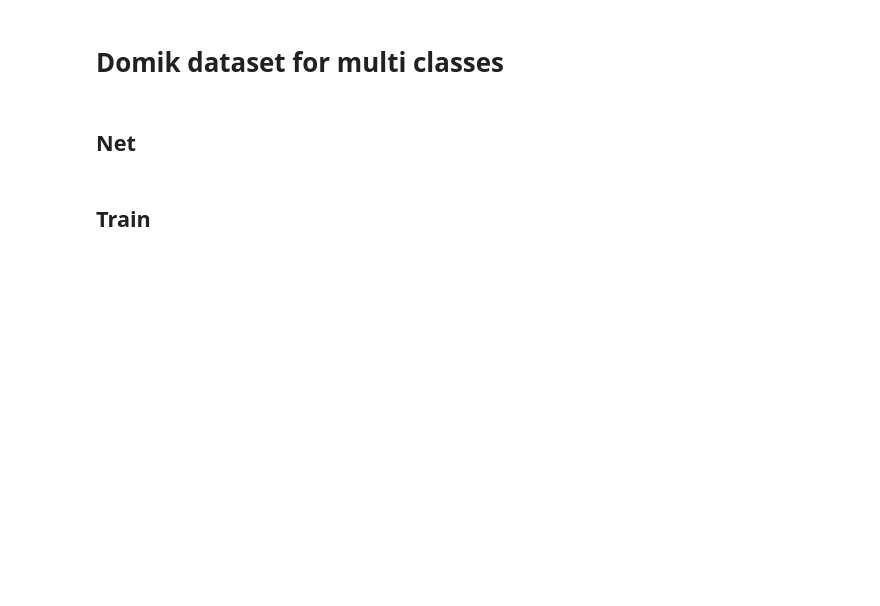
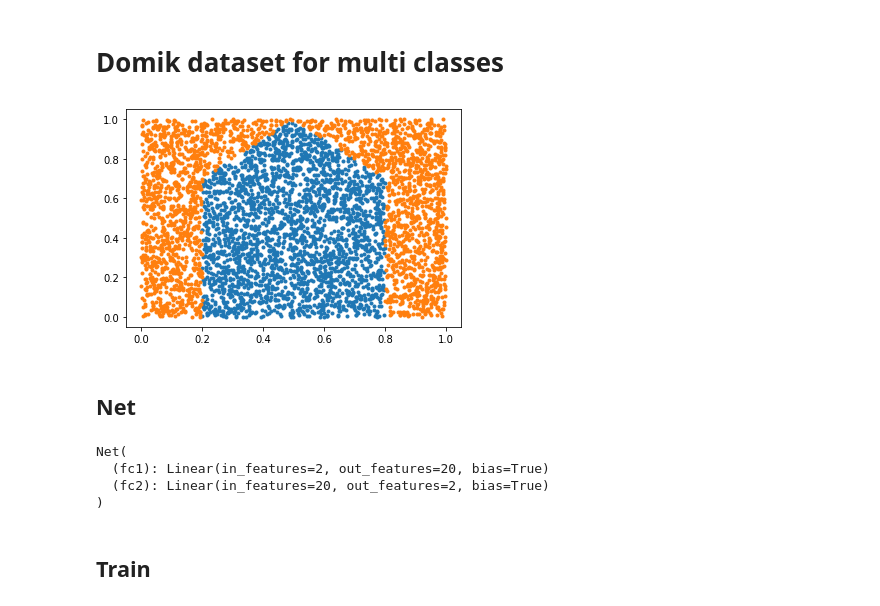
Before and after one commit to mashamochalina/cvr_course, a Jupyter notebook: notebooks/nn_sem5_pt2_hw5.ipynb, the cells around one changed output. Cells and saved outputs as stored; diff of their text form; code cells hidden in the pictures; blank space fills up the shorter version.

```diff
--- a/notebooks/nn_sem5_pt2_hw5.ipynb
+++ b/notebooks/nn_sem5_pt2_hw5.ipynb
@@ -253,11 +253,13 @@ class MultiClassDomikDataset(DomikDataset):
 # %%
 DATASET_SIZE = 5000
 domik = MultiClassDomikDataset(DATASET_SIZE)
 
-data = DataLoader(domik, batch_size=3)
+data = DataLoader(domik, batch_size=6)
 
 # plotting
 domik.show()
+# %% [output]
+[figure, added]
 # %% [markdown]
 ## Net
 # %%
@@ -266,8 +268,8 @@ class Net(nn.Module):
     def __init__(self):
         super(Net, self).__init__()
         # an affine operation: y = Wx + b
-        self.fc1 = nn.Linear(2, 10)
-        self.fc2 = nn.Linear(10, 2)
+        self.fc1 = nn.Linear(2, 20)
+        self.fc2 = nn.Linear(20, 2)
 
     def forward(self, x):
         x = F.leaky_relu(self.fc1(x))
@@ -276,6 +278,11 @@ class Net(nn.Module):
 
 net = Net().float().to(device)
 print(net)
+# %% [output]
+Net(
+  (fc1): Linear(in_features=2, out_features=20, bias=True)
+  (fc2): Linear(in_features=20, out_features=2, bias=True)
+)
 # %% [markdown]
 ## Train
 # %%
```
Also changed, not shown: parts of 5 cells of this notebook.
